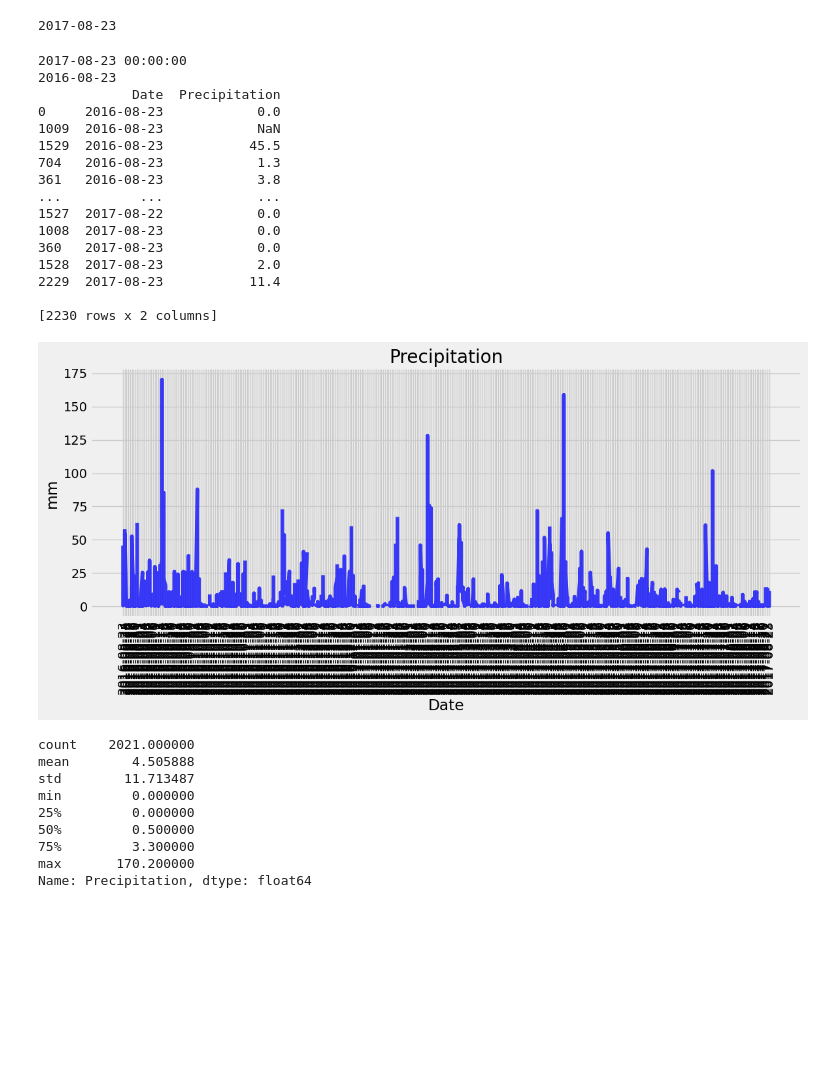
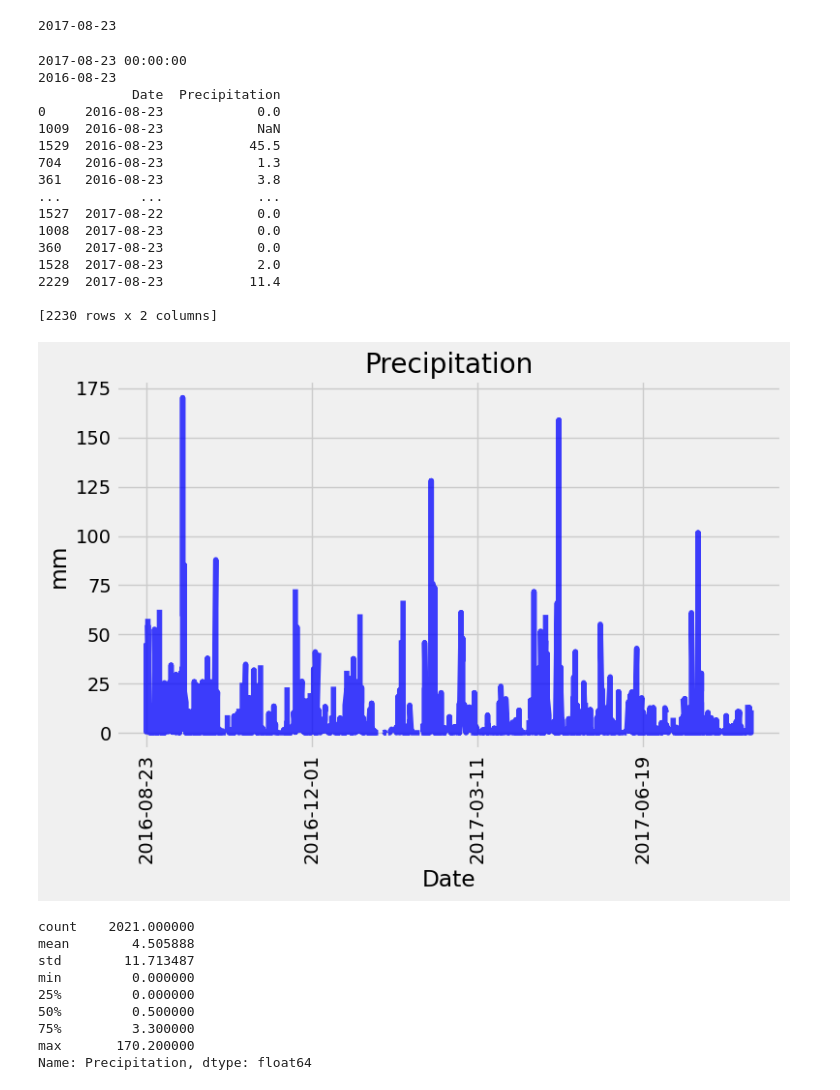
Before and after one commit to Rock2638/sqlalchemy-challenge, a Jupyter notebook: SurfsUp/climate_starter.ipynb, the cells around one changed output. Saved outputs shown, nothing was run; the diff lists cells and outputs as text; code cells hidden in the pictures; blank space fills up the shorter version.

```diff
--- a/SurfsUp/climate_starter.ipynb
+++ b/SurfsUp/climate_starter.ipynb
@@ -84,40 +81,42 @@ precipitation_data_sorted_df = precipitation_data_df.sort_values(by='Date')
 print(precipitation_data_sorted_df)
 
 # # Use Pandas Plotting with Matplotlib to plot the data
-
-# # Plot the data
-plt.figure(figsize=(12, 6))
+plt.figure(figsize=(8, 6))
 plt.plot(precipitation_data_sorted_df['Date'], precipitation_data_sorted_df['Precipitation'], marker='', linestyle='-', color='b',alpha=0.75,)
 
 # # Set the title and labels
 plt.title('Precipitation')
 plt.xlabel('Date')
 plt.ylabel('mm')
 
+# Limits to 5 ticks
+plt.gca().xaxis.set_major_locator(plt.MaxNLocator(5))
+
 # # Rotate date labels for better readability
 plt.xticks(rotation= 'vertical')
 
 # Show the plot
 plt.tight_layout()
+plt.grid(True)
 plt.show()
 # %% [output]
 2017-08-23 00:00:00
 2016-08-23
             Date  Precipitation
 0     2016-08-23            0.0
 1009  2016-08-23            NaN
 1529  2016-08-23           45.5
 704   2016-08-23            1.3
 361   2016-08-23            3.8
 ...          ...            ...
 1527  2017-08-22            0.0
 1008  2017-08-23            0.0
 360   2017-08-23            0.0
 1528  2017-08-23            2.0
 2229  2017-08-23           11.4
 
 [2230 rows x 2 columns]
-[figure, old version]
+[figure, new version]
 # %%
 # Use Pandas to calculate the summary statistics for the precipitation data
 summary_stats = precipitation_data_sorted_df['Precipitation'].describe()
```
Also changed, not shown: parts of 3 cells of this notebook, 1 other file.
